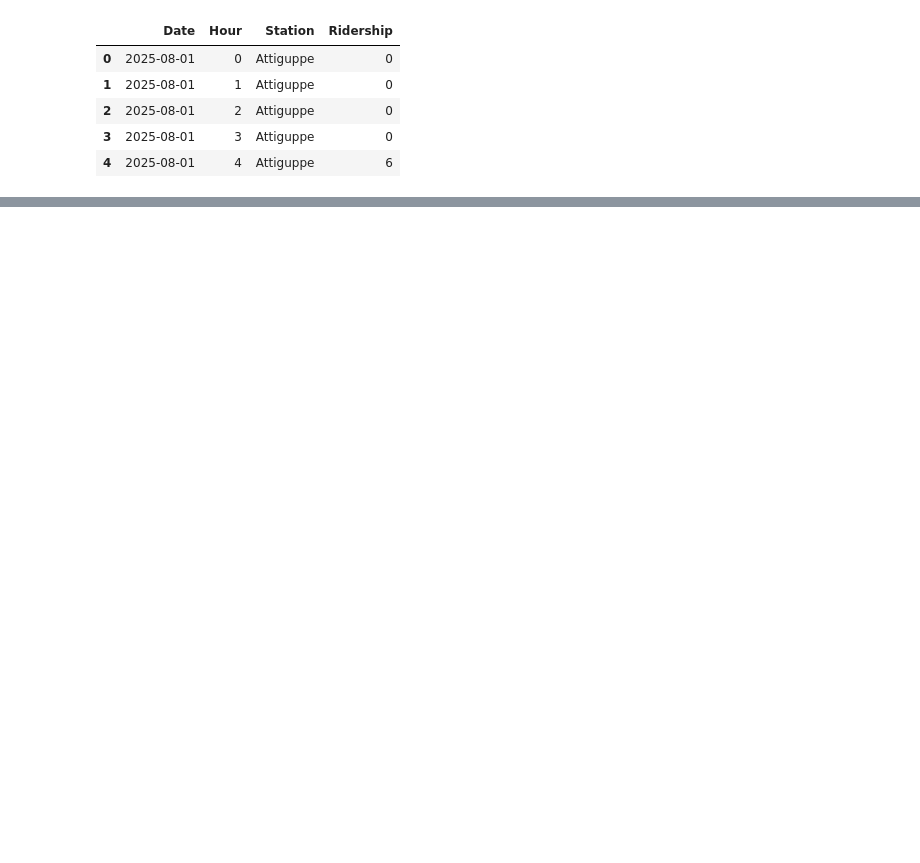
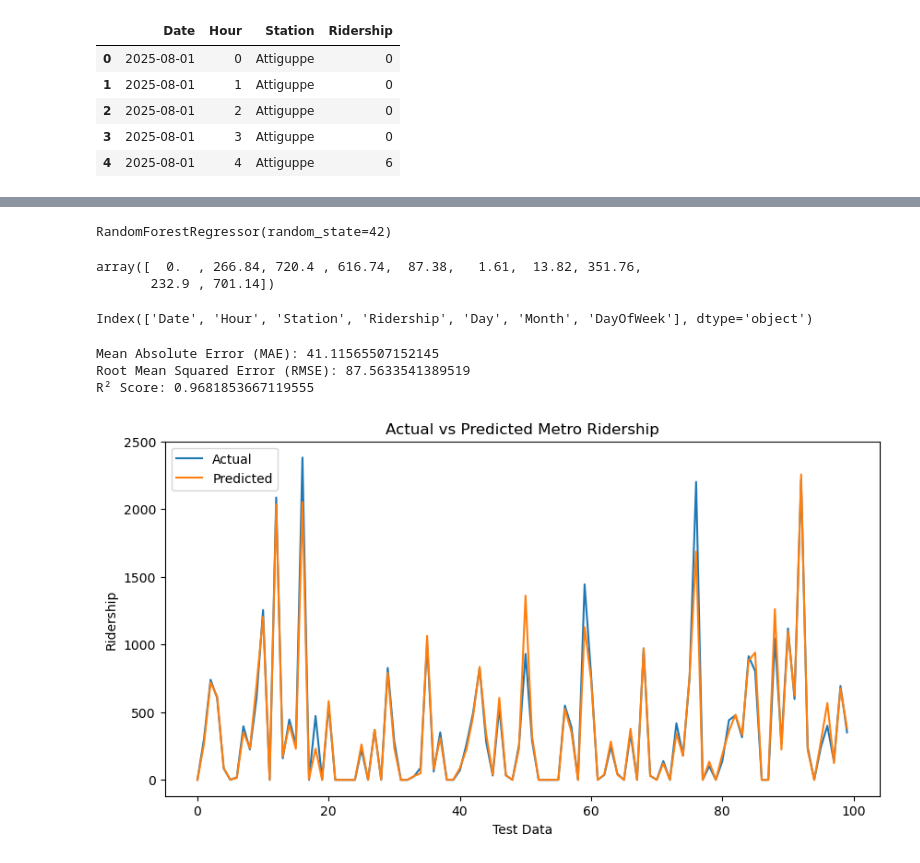
Before and after one commit to springboardmentor443m-coder/Predictive-Public-Transit-Intelligence-Platform-for-Crowd-Management-and-Schedule-Optimization, a Jupyter notebook: Predictive-Public-Transit-Intelligence-Platform-for-Crowd-Management-and-Schedule-Optimization/notebooks/ridership_prediction.ipynb, the cells around one changed output, grey strips where cells are left out. Cells and saved outputs as stored; diff of their text form; code cells hidden in the pictures; blank space fills up the shorter version.

Commit message:
Update ridership prediction graph

```diff
--- a/Predictive-Public-Transit-Intelligence-Platform-for-Crowd-Management-and-Schedule-Optimization/notebooks/ridership_prediction.ipynb
+++ b/Predictive-Public-Transit-Intelligence-Platform-for-Crowd-Management-and-Schedule-Optimization/notebooks/ridership_prediction.ipynb
@@ -13,0 +84,3 @@ df.head()
+# %%
+X = df_model.drop(columns=['Date', 'Ridership'])
+y = df_model['Ridership']
@@ -13,0 +97,60 @@ df.head()
+# %%
+from sklearn.model_selection import train_test_split
+
+X_train, X_test, y_train, y_test = train_test_split(
+    X, y, test_size=0.2, random_state=42
+)
+# %%
+from sklearn.ensemble import RandomForestRegressor
+
+model = RandomForestRegressor(
+    n_estimators=100,
+    random_state=42
+)
+
+model.fit(X_train, y_train)
+# %% [output]
+RandomForestRegressor(random_state=42)
+# %%
+y_pred = model.predict(X_test)
+# %%
+y_pred[:10]
+# %% [output]
+array([  0.  , 266.84, 720.4 , 616.74,  87.38,   1.61,  13.82, 351.76,
+       232.9 , 701.14])
+# %%
+df.columns
+# %% [output]
+Index(['Date', 'Hour', 'Station', 'Ridership', 'Day', 'Month', 'DayOfWeek'], dtype='object')
+# %%
+from sklearn.metrics import mean_absolute_error, mean_squared_error, r2_score
+
+mae = mean_absolute_error(y_test, y_pred)
+
+rmse = mean_squared_error(y_test, y_pred) ** 0.5
+
+r2 = r2_score(y_test, y_pred)
+
+print("Mean Absolute Error (MAE):", mae)
+print("Root Mean Squared Error (RMSE):", rmse)
+print("R² Score:", r2)
+# %% [output]
+Mean Absolute Error (MAE): 41.11565507152145
+Root Mean Squared Error (RMSE): 87.5633541389519
+R² Score: 0.9681853667119555
+# %%
+import matplotlib.pyplot as plt
+
+plt.figure(figsize=(10, 5))
+
+plt.plot(y_test.values[:100], label="Actual")
+plt.plot(y_pred[:100], label="Predicted")
+
+plt.xlabel("Test Data")
+plt.ylabel("Ridership")
+plt.title("Actual vs Predicted Metro Ridership")
+plt.legend()
+
+plt.show()
+# %% [output]
+[figure, added]
```
Also changed, not shown: parts of 13 cells of this notebook.
